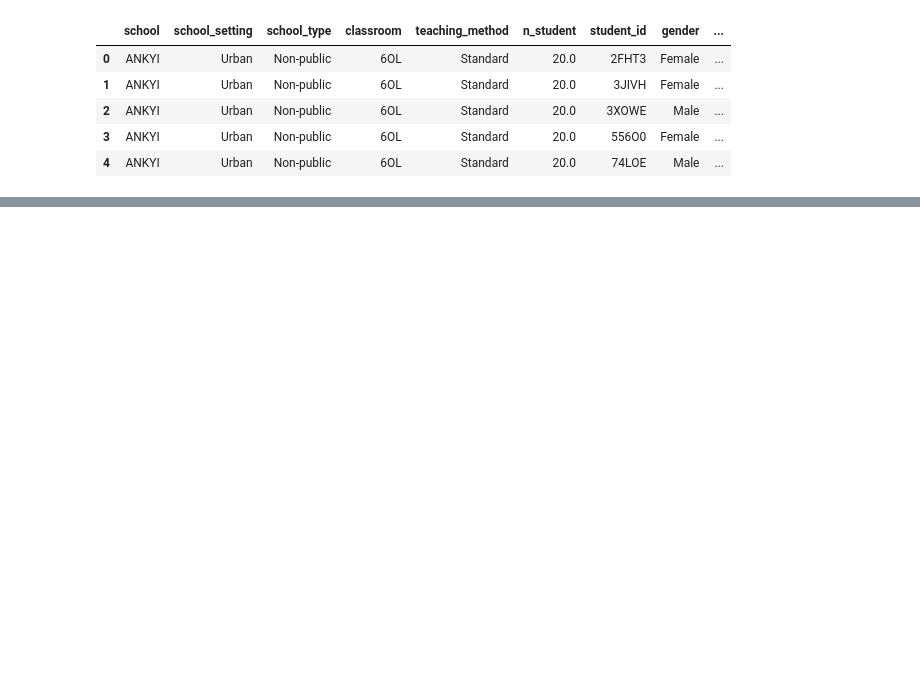
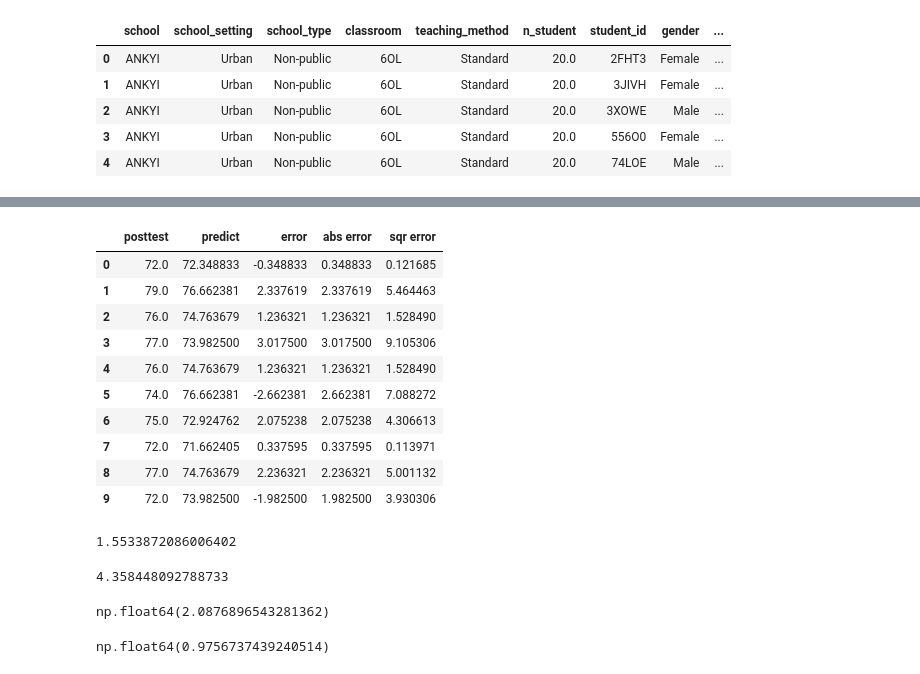
Before and after one commit to d4na3l/sic-ia-project, a Jupyter notebook: notebooks/test_scores.ipynb, the cells around one changed output, grey strips where cells are left out. Saved outputs shown, nothing was run; the diff lists cells and outputs as text; code cells hidden in the pictures; blank space fills up the shorter version.

```diff
--- a/notebooks/test_scores.ipynb
+++ b/notebooks/test_scores.ipynb
@@ -13,0 +203,52 @@ df.head()
+# %%
+##Añadir la columna predict con las predicciones del modelo
+resultados['predict']=model.predict(x)
+# %%
+##Calcular el error
+resultados['error']=resultados['posttest']-resultados['predict']
+# %%
+##
+resultados['abs error']=np.abs(resultados['error'])
+# %%
+##Calcular el error al cuadrado
+resultados['sqr error']=resultados['error']**2
+# %%
+#dataframe de los resultados
+resultados.head(10)
+# %% [output]
+|  | posttest | predict | error | abs error | sqr error |
+| 0 | 72.0 | 72.348833 | -0.348833 | 0.348833 | 0.121685 |
+| 1 | 79.0 | 76.662381 | 2.337619 | 2.337619 | 5.464463 |
+| 2 | 76.0 | 74.763679 | 1.236321 | 1.236321 | 1.528490 |
+| 3 | 77.0 | 73.982500 | 3.017500 | 3.017500 | 9.105306 |
+| 4 | 76.0 | 74.763679 | 1.236321 | 1.236321 | 1.528490 |
+| 5 | 74.0 | 76.662381 | -2.662381 | 2.662381 | 7.088272 |
+| 6 | 75.0 | 72.924762 | 2.075238 | 2.075238 | 4.306613 |
+| 7 | 72.0 | 71.662405 | 0.337595 | 0.337595 | 0.113971 |
+| 8 | 77.0 | 74.763679 | 2.236321 | 2.236321 | 5.001132 |
+| 9 | 72.0 | 73.982500 | -1.982500 | 1.982500 | 3.930306 |
+# %%
+## calcular el Error Absoluto Medio
+mae = mean_absolute_error(resultados['posttest'], resultados['predict'])
+mae
+# %% [output]
+1.5533872086006402
+# %%
+# MSE Mean Square Error
+mse = mean_squared_error(resultados['posttest'], resultados['predict'])
+mse
+# %% [output]
+4.358448092788733
+# %%
+# RMSE
+mse=resultados['sqr error'].mean()
+rmse=mse**0.5
+rmse
+# %% [output]
+np.float64(2.0876896543281362)
+# %%
+##proporción del error absoluto respecto a la predicción para cada observación
+precision_rela_media = np.mean(1-(resultados['abs error']/resultados['predict']))
+precision_rela_media
+# %% [output]
+np.float64(0.9756737439240514)
```
Also changed, not shown: parts of 25 cells of this notebook, 12 other files.
